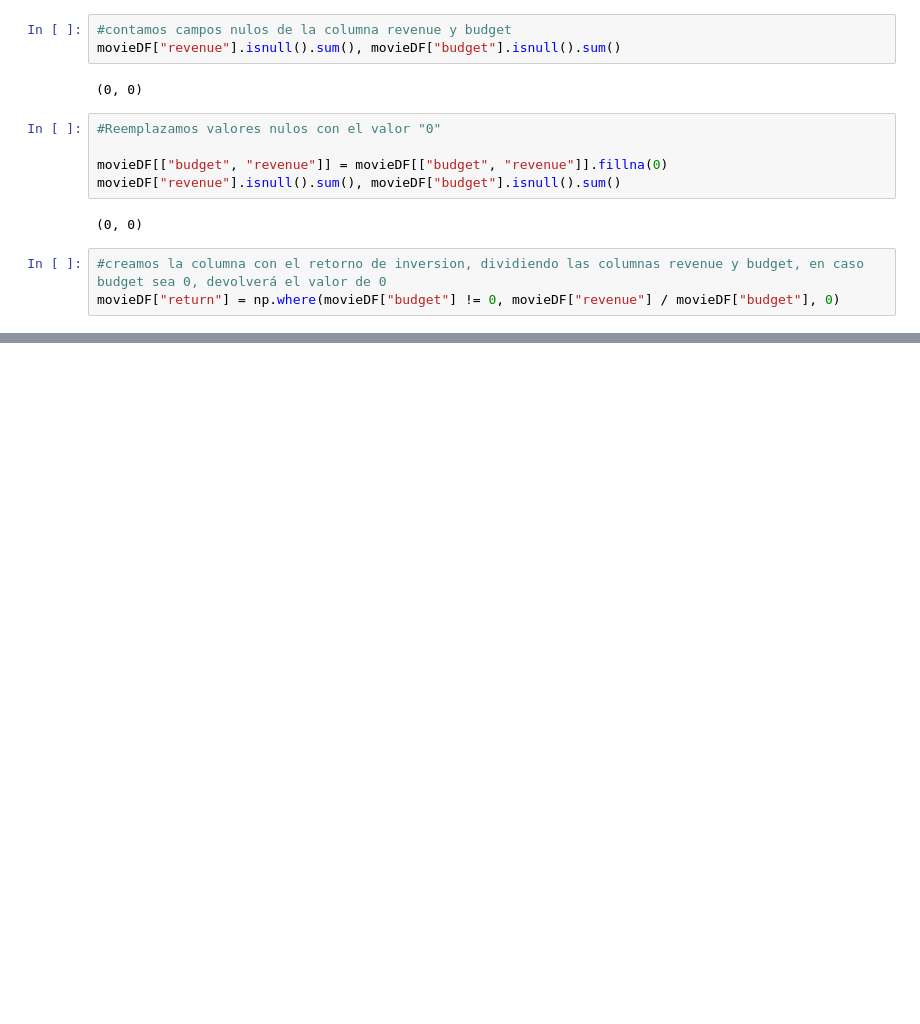
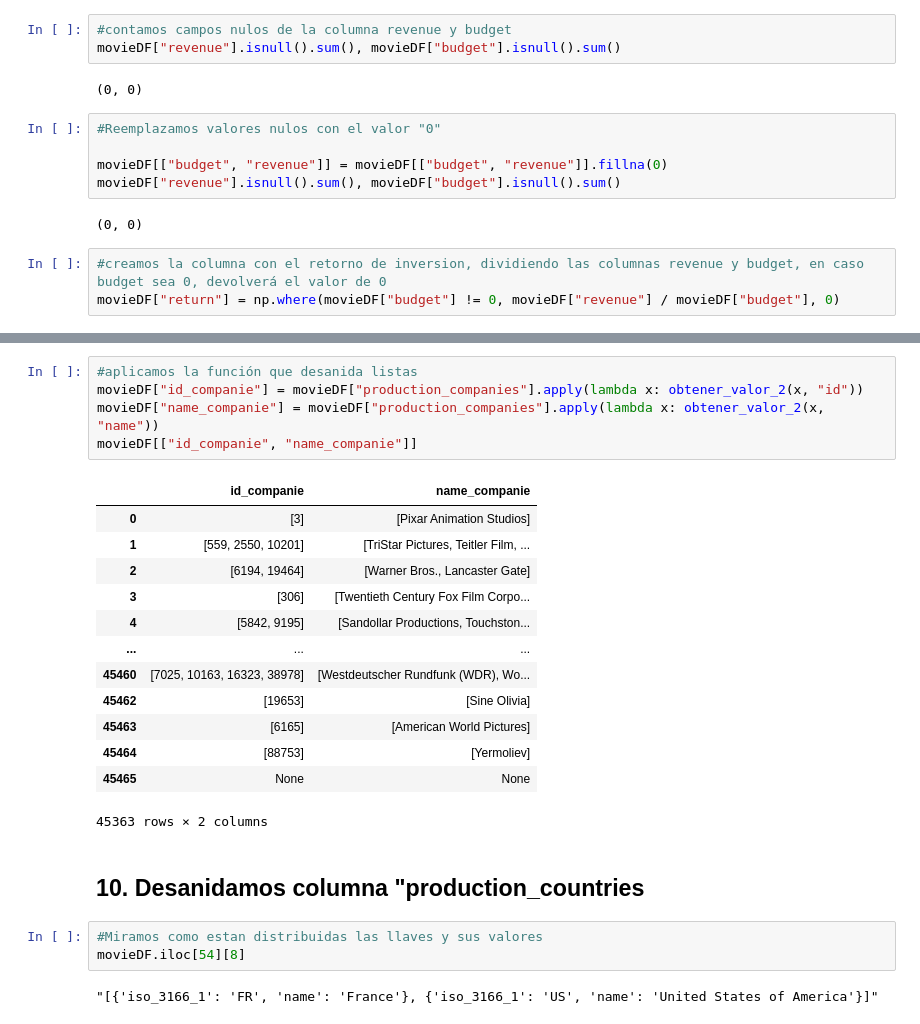
Before and after one commit to jhoser01/movie_recommendation_system, a Jupyter notebook: ETL/ETL.ipynb, the cells around one changed output, grey strips where cells are left out. Cells and saved outputs as stored; diff of their text form; blank space fills up the shorter version.

```diff
--- a/ETL/ETL.ipynb
+++ b/ETL/ETL.ipynb
@@ -181,0 +319,26 @@ memory usage: 7.6+ MB
+# %%
+#aplicamos la función que desanida listas
+movieDF["id_companie"] = movieDF["production_companies"].apply(lambda x: obtener_valor_2(x, "id"))
+movieDF["name_companie"] = movieDF["production_companies"].apply(lambda x: obtener_valor_2(x, "name"))
+movieDF[["id_companie", "name_companie"]]
+# %% [output]
+|  | id_companie | name_companie |
+| 0 | [3] | [Pixar Animation Studios] |
+| 1 | [559, 2550, 10201] | [TriStar Pictures, Teitler Film, ... |
+| 2 | [6194, 19464] | [Warner Bros., Lancaster Gate] |
+| 3 | [306] | [Twentieth Century Fox Film Corpo... |
+| 4 | [5842, 9195] | [Sandollar Productions, Touchston... |
+| ... | ... | ... |
+| 45460 | [7025, 10163, 16323, 38978] | [Westdeutscher Rundfunk (WDR), Wo... |
+| 45462 | [19653] | [Sine Olivia] |
+| 45463 | [6165] | [American World Pictures] |
+| 45464 | [88753] | [Yermoliev] |
+| 45465 | None | None |
+45363 rows × 2 columns
+# %% [markdown]
+<h2>10. Desanidamos columna "production_countries</h2>
+# %%
+#Miramos como estan distribuidas las llaves y sus valores
+movieDF.iloc[54][8]
+# %% [output]
+"[{'iso_3166_1': 'FR', 'name': 'France'}, {'iso_3166_1': 'US', 'name': 'United States of America'}]"
```
Also changed, not shown: parts of 50 cells of this notebook, 2 other files.
